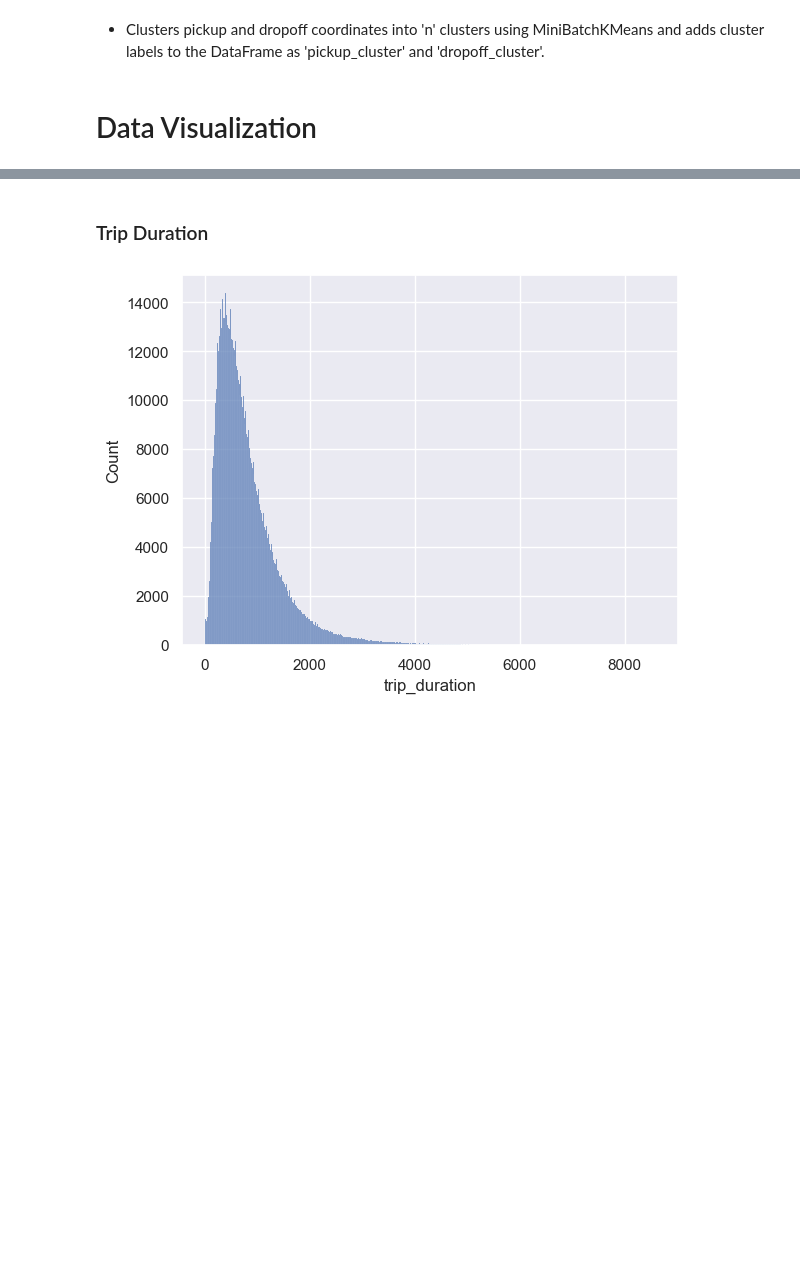
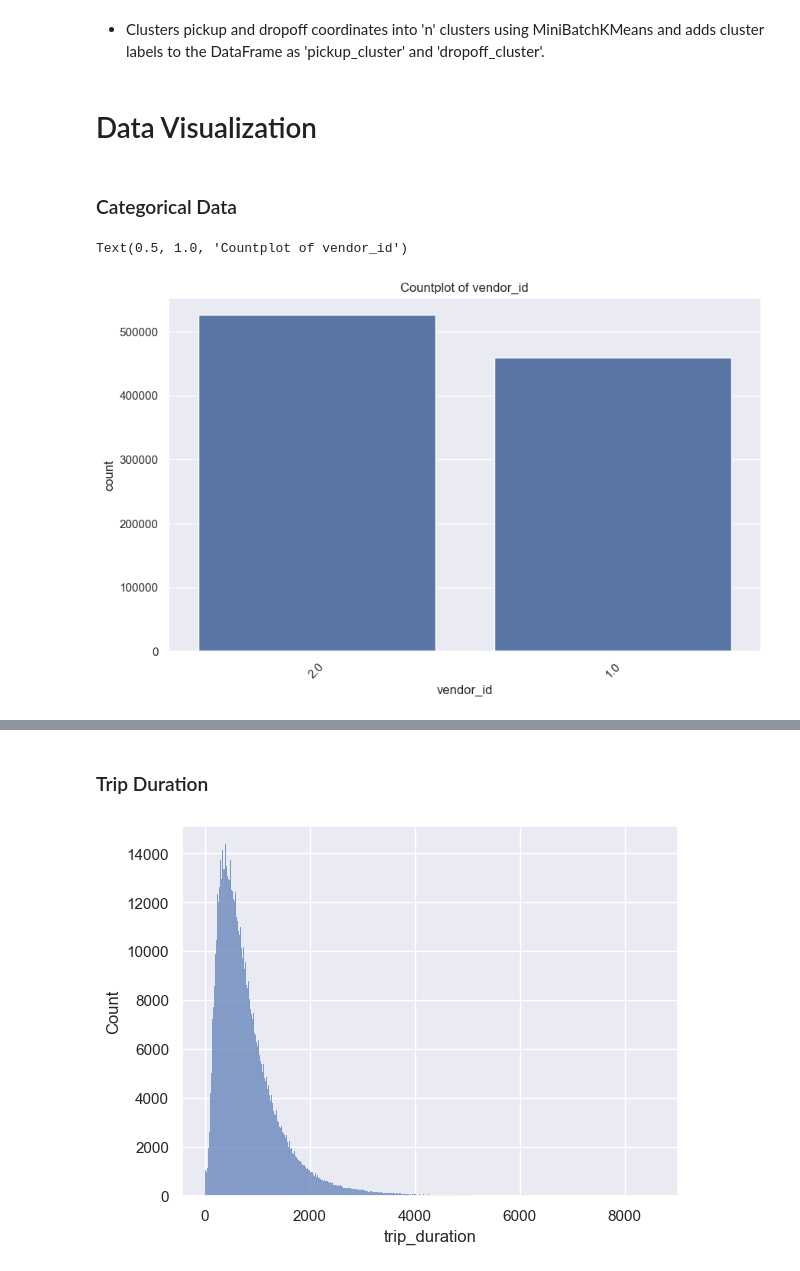
Before and after one commit to youssefibrahim258/Taxi-Trip-Duration, a Jupyter notebook: Trip Duration EDA.ipynb, the cells around one changed output, grey strips where cells are left out. Saved outputs shown, nothing was run; the diff lists cells and outputs as text; code cells hidden in the pictures; blank space fills up the shorter version.

```diff
--- a/Trip Duration EDA.ipynb
+++ b/Trip Duration EDA.ipynb
@@ -270,3 +276,14 @@ test['pickup_cluster'] = kmeans.predict(test[['pickup_latitude', 'pickup_longitu
 test['dropoff_cluster'] = kmeans.predict(test[['dropoff_latitude', 'dropoff_longitude']])
 # %% [markdown]
 # Data Visualization
+# %% [markdown]
+### Categorical Data
+# %%
+# visualize 'vendor_id'
+plt.figure(figsize=(10,6))
+sns.countplot(data=train,x=train.vendor_id,order=train.vendor_id.value_counts().index)
+plt.xticks(rotation=45)
+plt.title("Countplot of vendor_id")
+# %% [output]
+Text(0.5, 1.0, 'Countplot of vendor_id')
+[figure, added]
```
Also changed, not shown: parts of 6 cells of this notebook.
